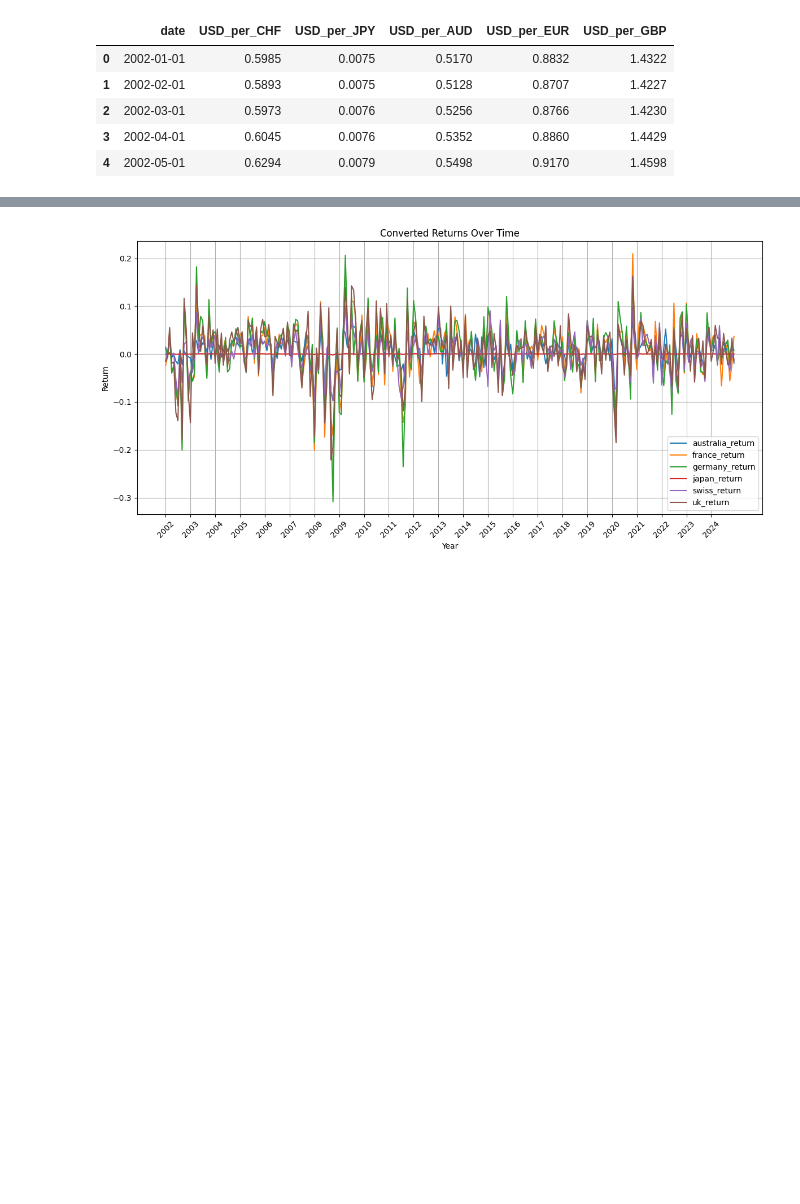
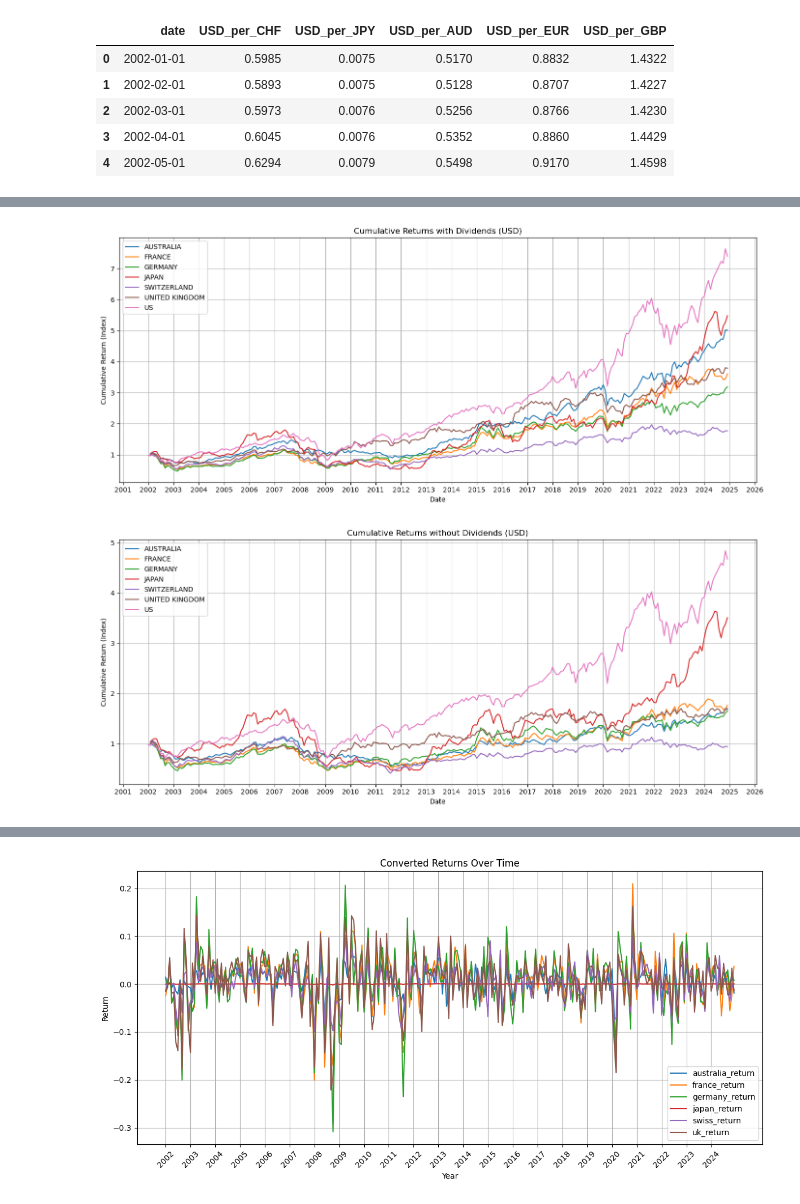
Before and after one commit to matthias-wyss/Investments-project, a Jupyter notebook: src/data_collection.ipynb, the cells around one changed output, grey strips where cells are left out. Drawn from its saved outputs; the diff is of its cells as text; code cells hidden in the pictures; blank space fills up the shorter version.

```diff
--- a/src/data_collection.ipynb
+++ b/src/data_collection.ipynb
@@ -88,0 +418,46 @@ df_all.head()
+# %%
+import matplotlib.pyplot as plt
+import matplotlib.dates as mdates
+
+# Separate columns for returns with dividends and without dividends
+cols_with_div = [col for col in df_monthly_return_usd.columns if 'ret_with_div_usd' in col and col != 'us_ret_with_div_usd']
+cols_without_div = [col for col in df_monthly_return_usd.columns if 'ret_without_div_usd' in col and col != 'us_ret_without_div_usd']
+
+# Add US returns (from CRSP) to both lists
+cols_with_div.append('us_ret_with_div_usd')
+cols_without_div.append('us_ret_without_div_usd')
+
+# Ensure 'date' is in datetime format
+df_monthly_return_usd['date'] = pd.to_datetime(df_monthly_return_usd['date'])
+
+# Function to plot cumulative returns
+def plot_cumulative_returns(df, cols, title):
+    plt.figure(figsize=(14, 6))  # Set figure size
+    for col in cols:
+        # Compute cumulative return
+        cumulative_return = (1 + df[col]).cumprod()
+        label = col.replace('_ret_with_div_usd', '').replace('_ret_without_div_usd', '').upper()
+        plt.plot(df['date'], cumulative_return, label=label)
+
+    plt.title(title)
+    plt.xlabel('Date')
+    plt.ylabel('Cumulative Return (Index)')
+    plt.legend(loc='upper left')
+    plt.grid(True)
+
+    # Show only years on the x-axis
+    ax = plt.gca()
+    ax.xaxis.set_major_locator(mdates.YearLocator())
+    ax.xaxis.set_major_formatter(mdates.DateFormatter('%Y'))
+
+    plt.tight_layout()
+    plt.show()
+
+# Plot cumulative returns with dividends
+plot_cumulative_returns(df_monthly_return_usd, cols_with_div, 'Cumulative Returns with Dividends (USD)')
+
+# Plot cumulative returns without dividends
+plot_cumulative_returns(df_monthly_return_usd, cols_without_div, 'Cumulative Returns without Dividends (USD)')
+# %% [output]
+[figure, added]
+[figure, added]
```
Also changed, not shown: parts of 11 cells of this notebook, 5 other files.
